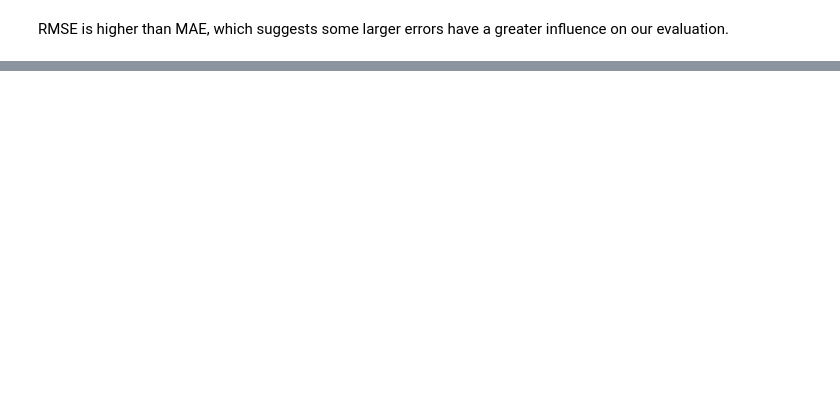
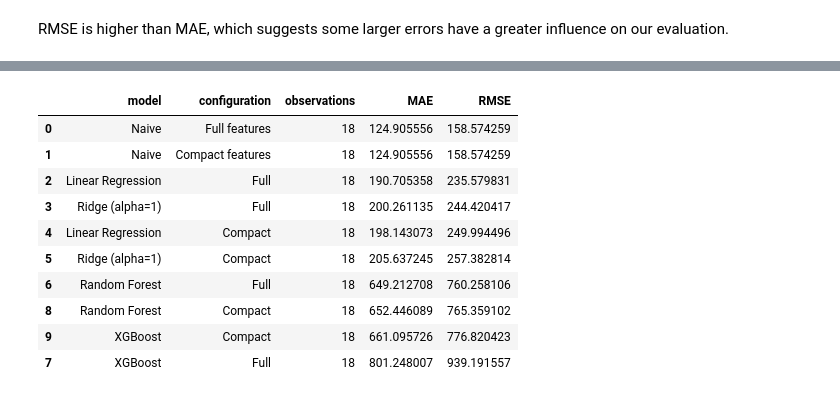
Before and after one commit to Ishigami-suhlaing/Myanmar-Food-Price-Forecasting, a Jupyter notebook: notebooks/05_feature_engineering.ipynb, the cells around one changed output, grey strips where cells are left out. Drawn from its saved outputs; the diff is of its cells as text; code cells hidden in the pictures; blank space fills up the shorter version.

```diff
--- a/notebooks/05_feature_engineering.ipynb
+++ b/notebooks/05_feature_engineering.ipynb
@@ -611,0 +831,56 @@ RMSE is higher than MAE, which suggests some larger errors have a greater influe
+# %%
+from sklearn.ensemble import RandomForestRegressor
+from xgboost import XGBRegressor
+
+# Define tree-based models (no StandardScaler needed for trees)
+tree_models = {
+    "Random Forest": RandomForestRegressor(
+        n_estimators=200,
+        max_depth=5,
+        min_samples_leaf=2,
+        random_state=42,
+        n_jobs=-1
+    ),
+    "XGBoost": XGBRegressor(
+        n_estimators=200,
+        learning_rate=0.05,
+        max_depth=3,
+        subsample=0.8,
+        colsample_bytree=0.8,
+        random_state=42
+    )
+}
+
+tree_results = []
+
+for config_name, dataset in datasets.items():
+    for model_name, estimator in tree_models.items():
+        result = evaluate_model(
+            dataset,
+            estimator,
+            model_name,
+            config_name
+        )
+        tree_results.append(result)
+
+tree_results_df = pd.DataFrame(tree_results)
+
+# Combine with your previous Naive and Linear results for a unified leaderboard
+all_val_results = pd.concat(
+    [baseline_results, model_results, tree_results_df],
+    ignore_index=True
+).sort_values("RMSE")
+
+display(all_val_results)
+# %% [output]
+|  | model | configuration | observations | MAE | RMSE |
+| 0 | Naive | Full features | 18 | 124.905556 | 158.574259 |
+| 1 | Naive | Compact features | 18 | 124.905556 | 158.574259 |
+| 2 | Linear Regression | Full | 18 | 190.705358 | 235.579831 |
+| 3 | Ridge (alpha=1) | Full | 18 | 200.261135 | 244.420417 |
+| 4 | Linear Regression | Compact | 18 | 198.143073 | 249.994496 |
+| 5 | Ridge (alpha=1) | Compact | 18 | 205.637245 | 257.382814 |
+| 6 | Random Forest | Full | 18 | 649.212708 | 760.258106 |
+| 8 | Random Forest | Compact | 18 | 652.446089 | 765.359102 |
+| 9 | XGBoost | Compact | 18 | 661.095726 | 776.820423 |
+| 7 | XGBoost | Full | 18 | 801.248007 | 939.191557 |
```
Also changed, not shown: parts of 11 cells of this notebook.
